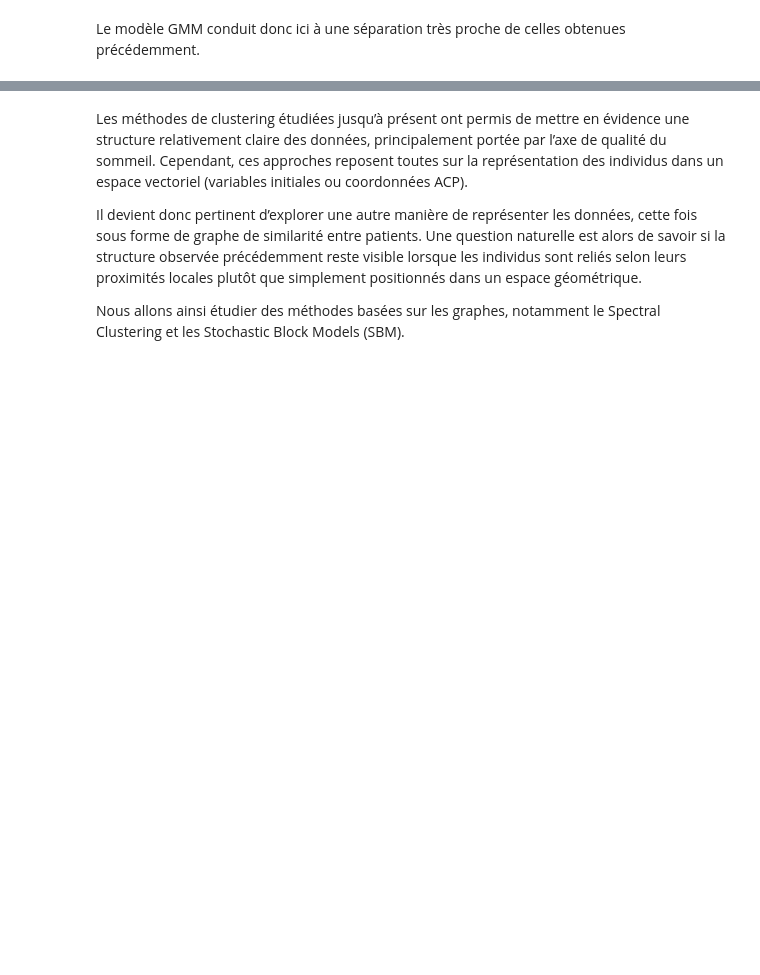
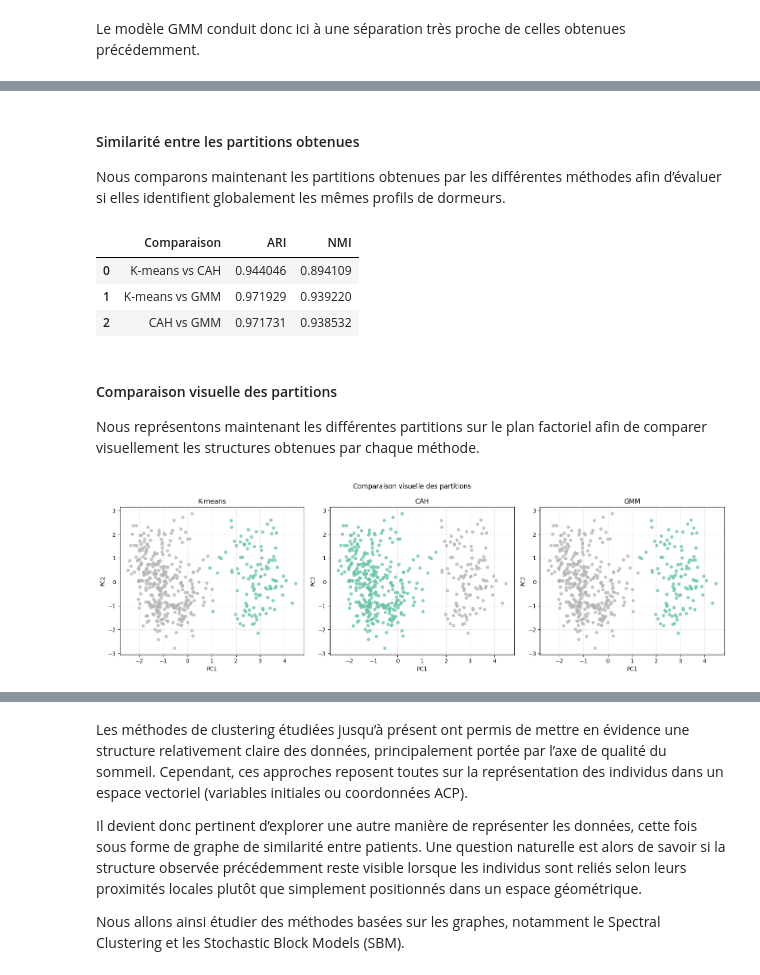
Before and after one commit to AhmedBousbih/Projet-analyse-de-donn-es, a Jupyter notebook: Projet_Analyse_de_données.ipynb, the cells around one changed output, grey strips where cells are left out. Drawn from its saved outputs; the diff is of its cells as text; code cells hidden in the pictures; blank space fills up the shorter version.

Commit message:
SBM et Comparison de clustering

```diff
--- a/Projet_Analyse_de_données.ipynb
+++ b/Projet_Analyse_de_données.ipynb
@@ -1215,0 +1246,71 @@ Le modèle GMM conduit donc ici à une séparation très proche de celles obtenu
+# %% [markdown]
+#### Similarité entre les partitions obtenues
+
+Nous comparons maintenant les partitions obtenues par les différentes méthodes afin d’évaluer si elles identifient globalement les mêmes profils de dormeurs.
+# %%
+from sklearn.metrics import adjusted_rand_score
+from sklearn.metrics import normalized_mutual_info_score
+comparaison = pd.DataFrame({
+
+    "Comparaison": [
+        "K-means vs CAH",
+        "K-means vs GMM",
+        "CAH vs GMM"
+    ],
+
+    "ARI": [
+        adjusted_rand_score(clusters, clusters_cah),
+        adjusted_rand_score(clusters, clusters_gmm),
+        adjusted_rand_score(clusters_cah, clusters_gmm)
+    ],
+
+    "NMI": [
+        normalized_mutual_info_score(clusters, clusters_cah),
+        normalized_mutual_info_score(clusters, clusters_gmm),
+        normalized_mutual_info_score(clusters_cah, clusters_gmm)
+    ]
+})
+
+comparaison
+# %% [output]
+|  | Comparaison | ARI | NMI |
+| 0 | K-means vs CAH | 0.944046 | 0.894109 |
+| 1 | K-means vs GMM | 0.971929 | 0.939220 |
+| 2 | CAH vs GMM | 0.971731 | 0.938532 |
+# %% [markdown]
+#### Comparaison visuelle des partitions
+
+Nous représentons maintenant les différentes partitions sur le plan factoriel afin de comparer visuellement les structures obtenues par chaque méthode.
+# %%
+fig, axes = plt.subplots(1, 3, figsize=(16,5))
+
+methods = [
+    ("K-means", clusters),
+    ("CAH", clusters_cah),
+    ("GMM", clusters_gmm)
+]
+
+for ax, (title, labels) in zip(axes, methods):
+
+    scatter = ax.scatter(
+        X_PCA.iloc[:,0],
+        X_PCA.iloc[:,1],
+        c=labels,
+        cmap='Set2',
+        s=25,
+        alpha=0.7
+    )
+
+    ax.set_title(title)
+    ax.set_xlabel("PC1")
+    ax.set_ylabel("PC2")
+
+    ax.grid(True, alpha=0.3)
+
+plt.suptitle("Comparaison visuelle des partitions")
+
+plt.tight_layout()
+
+plt.show()
+# %% [output]
+[figure, added]
```
Also changed, not shown: parts of 16 cells of this notebook.
